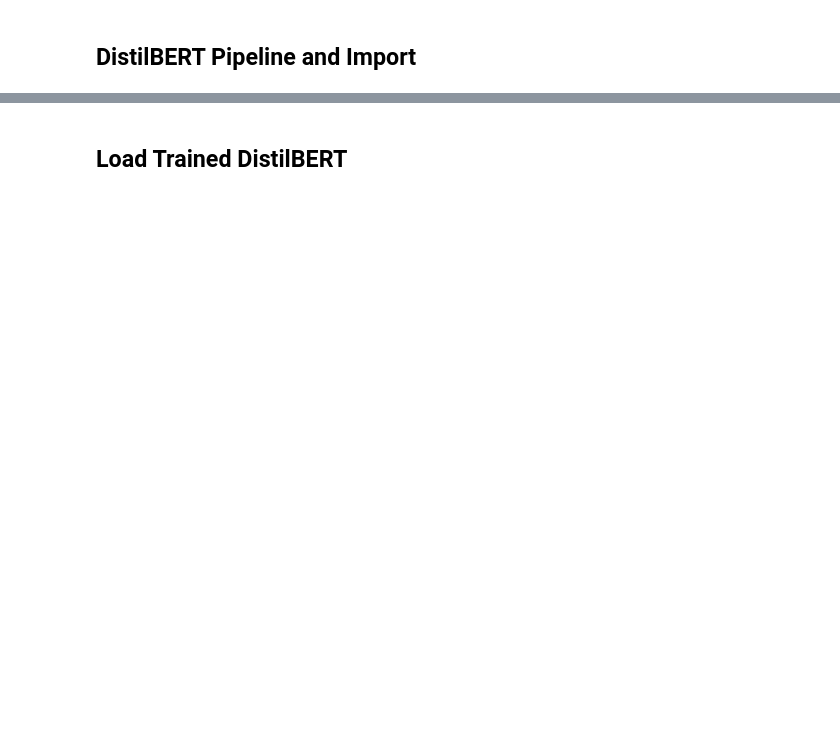
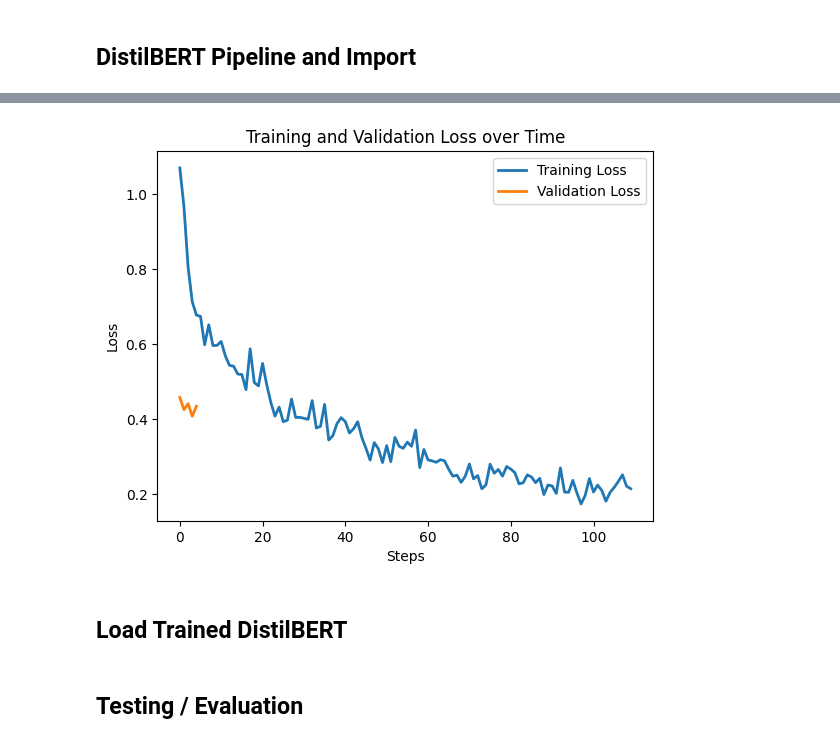
Before and after one commit to BrianStew/COSC325FinalProject, a Jupyter notebook: DistilBERT.ipynb, the cells around one changed output, grey strips where cells are left out. Drawn from its saved outputs; the diff is of its cells as text; code cells hidden in the pictures; blank space fills up the shorter version.

Commit message:
Updated DistilBERT

```diff
--- a/DistilBERT.ipynb
+++ b/DistilBERT.ipynb
@@ -51,8 +56,6 @@ from datasets import Dataset
 from transformers import pipeline
 from transformers import DistilBertTokenizerFast, DistilBertForSequenceClassification, TrainingArguments, Trainer
 
-# Read CSV and prepare labels
-df = pd.read_csv('./train/train.csv')
 # map authors to integer labels (stable ordering)
 authors = sorted(df['author'].unique())
 label_map = {a:i for i,a in enumerate(authors)}
@@ -84,10 +87,7 @@ val_ds.set_format(type='torch', columns=cols)
 
 # Initialize model for sequence classification
 num_labels = len(label_map)
-model = DistilBertForSequenceClassification.from_pretrained('distilbert-base-uncased', num_labels=num_labels)
-
-# inverse map for human-readable predictions
-inv_label_map = {v:k for k,v in label_map.items()}
+model = DistilBertForSequenceClassification.from_pretrained('distilbert-base-uncased', num_labels=num_labels, dropout=0.2, attention_dropout=0.2)
 
 # Metrics function
 from sklearn.metrics import f1_score, accuracy_score
@@ -102,9 +102,10 @@ training_args = TrainingArguments(
     output_dir='./distilbert-author-classifier',
     eval_strategy='epoch',
     save_strategy='epoch',
+    learning_rate=1e-5,
     per_device_train_batch_size=16,
     per_device_eval_batch_size=32,
-    num_train_epochs=3,
+    num_train_epochs=5,
     logging_steps=50,
     load_best_model_at_end=True,
     metric_for_best_model='f1',
@@ -116,7 +117,7 @@ trainer = Trainer(
     args=training_args,
     train_dataset=train_ds,
     eval_dataset=val_ds,
-    tokenizer=tokenizer,
+    processing_class=tokenizer,
     compute_metrics=compute_metrics,
 )
 
@@ -133,12 +134,6 @@ device = 0 if torch.cuda.is_available() else -1
 # Load saved model path
 model_path = './distilbert-author-classifier'
 classifier = pipeline('text-classification', model=model_path, tokenizer=tokenizer, device=device)
-# Example: print mapped label for a sample sentence
-preds = classifier("It was a cold, lonely night and I felt a strange dread.")
-if isinstance(preds, list) and 'label' in preds[0]:
-    # pipeline returns label names; convert if numeric labels were used
-    print(preds)
 
 # Label mapping (for reference):
 print(label_map)
-print(inv_label_map)
@@ -145,6 +152,24 @@ print(inv_label_map)
+# %%
+# Plot Losses Based on Steps not Epochs
+train_losses =trainer.state.log_history
+train_loss_values = [x['loss'] for x in train_losses if 'loss' in x]
+eval_loss_values = [x['eval_loss'] for x in train_losses if 'eval_loss' in x]
+
+
+plt.plot(train_loss_values, label='Training Loss', linewidth=2)
+plt.plot(eval_loss_values, label='Validation Loss', linewidth=2)
+plt.xlabel('Steps')
+plt.ylabel('Loss')
+plt.title('Training and Validation Loss over Time')
+plt.legend()
+plt.show()
+# %% [output]
+[figure, added]
 # %% [markdown]
 ## Load Trained DistilBERT
 # %%
 # Load saved model
 model_path = './distilbert-author-classifier'
 model = DistilBertForSequenceClassification.from_pretrained(model_path)
+# %% [markdown]
+## Testing / Evaluation
```
Also changed, not shown: parts of 5 cells of this notebook.
